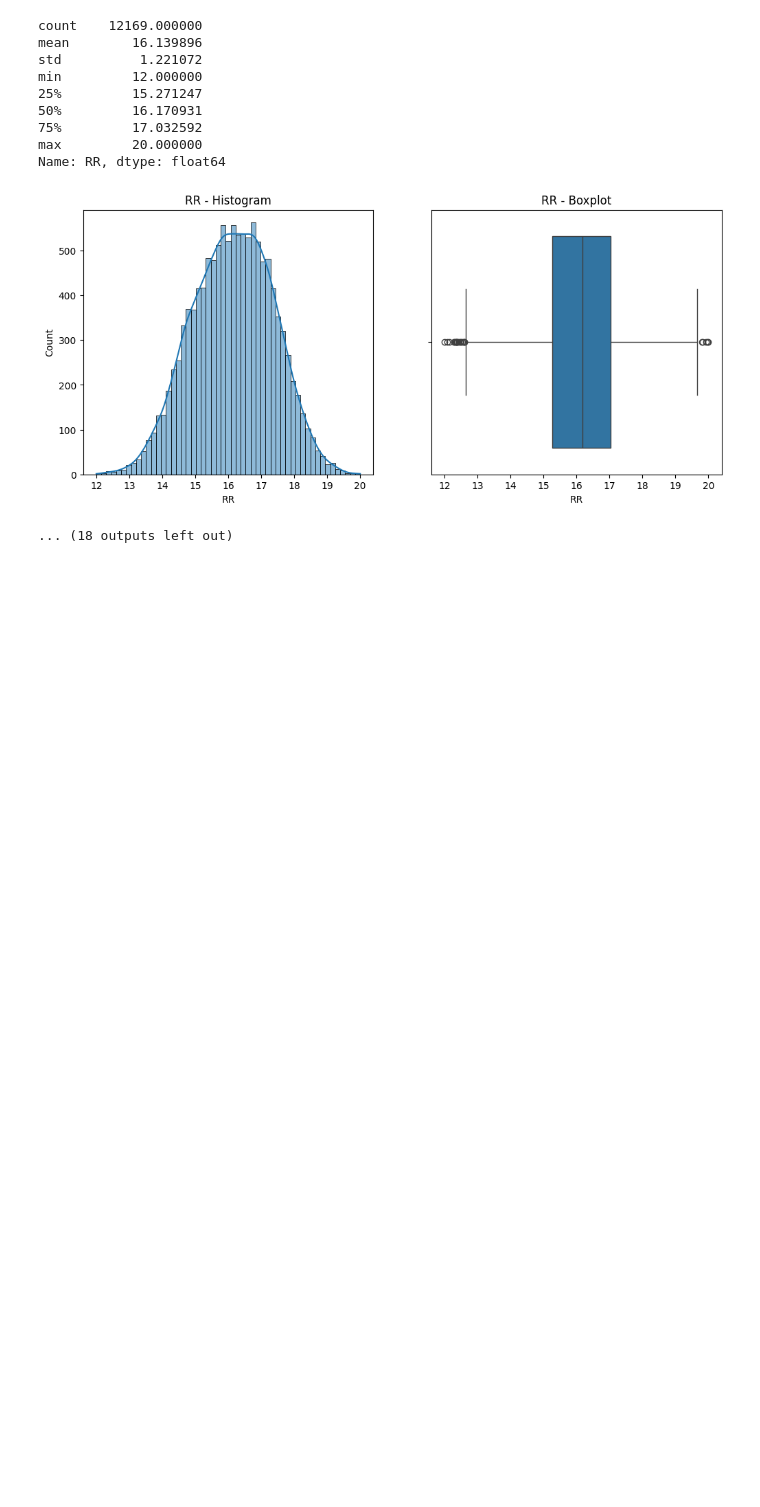
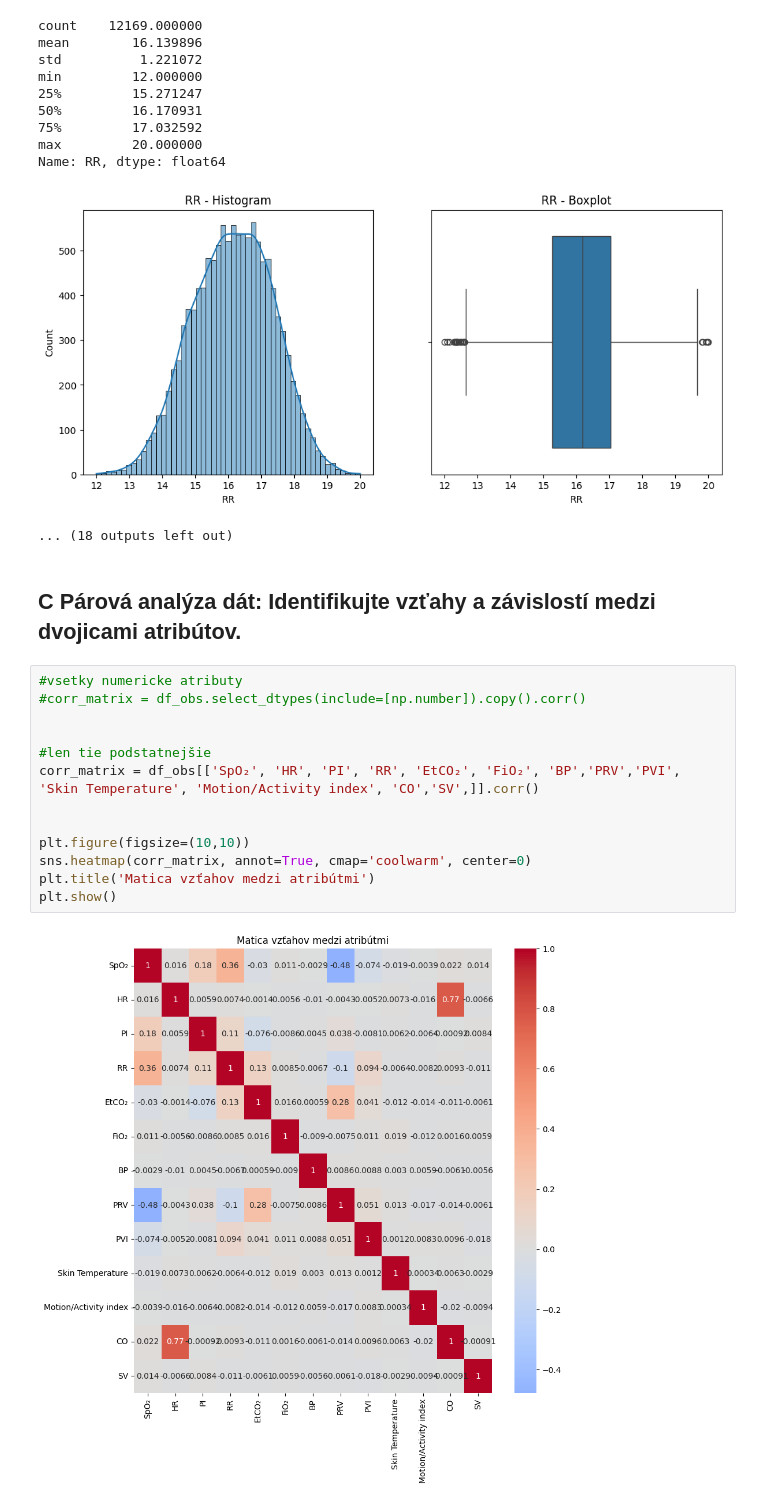
Before and after one commit to nikolasknapik/IAU_project, a Jupyter notebook: phase1.ipynb, the cells around one changed output. Cells and saved outputs as stored; diff of their text form; blank space fills up the shorter version.

```diff
--- a/phase1.ipynb
+++ b/phase1.ipynb
@@ -194,3 +195,20 @@ max         20.000000
 Name: RR, dtype: float64
 [figure]
 ... (18 outputs left out)
+# %% [markdown]
+## C Párová analýza dát: Identifikujte vzťahy a závislostí medzi dvojicami atribútov.
+# %%
+#vsetky numericke atributy
+#corr_matrix = df_obs.select_dtypes(include=[np.number]).copy().corr()
+
+
+#len tie podstatnejšie
+corr_matrix = df_obs[['SpO₂', 'HR', 'PI', 'RR', 'EtCO₂', 'FiO₂', 'BP','PRV','PVI', 'Skin Temperature', 'Motion/Activity index', 'CO','SV',]].corr()
+
+
+plt.figure(figsize=(10,10))
+sns.heatmap(corr_matrix, annot=True, cmap='coolwarm', center=0)
+plt.title('Matica vzťahov medzi atribútmi')
+plt.show()
+# %% [output]
+[figure, added]
```
Also changed, not shown: parts of 4 cells of this notebook.
